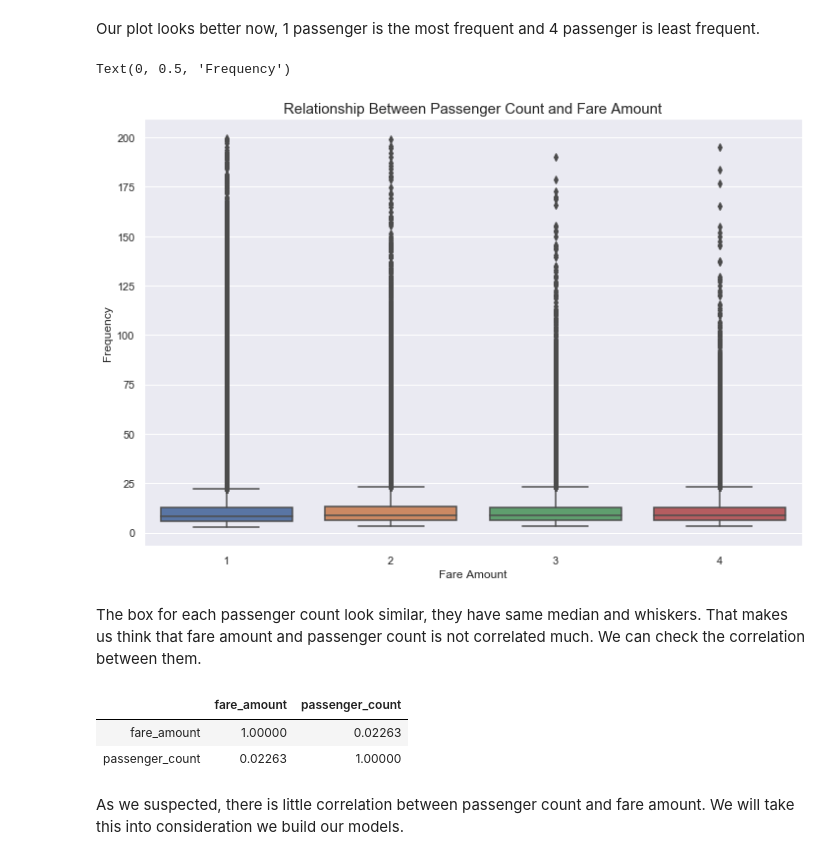
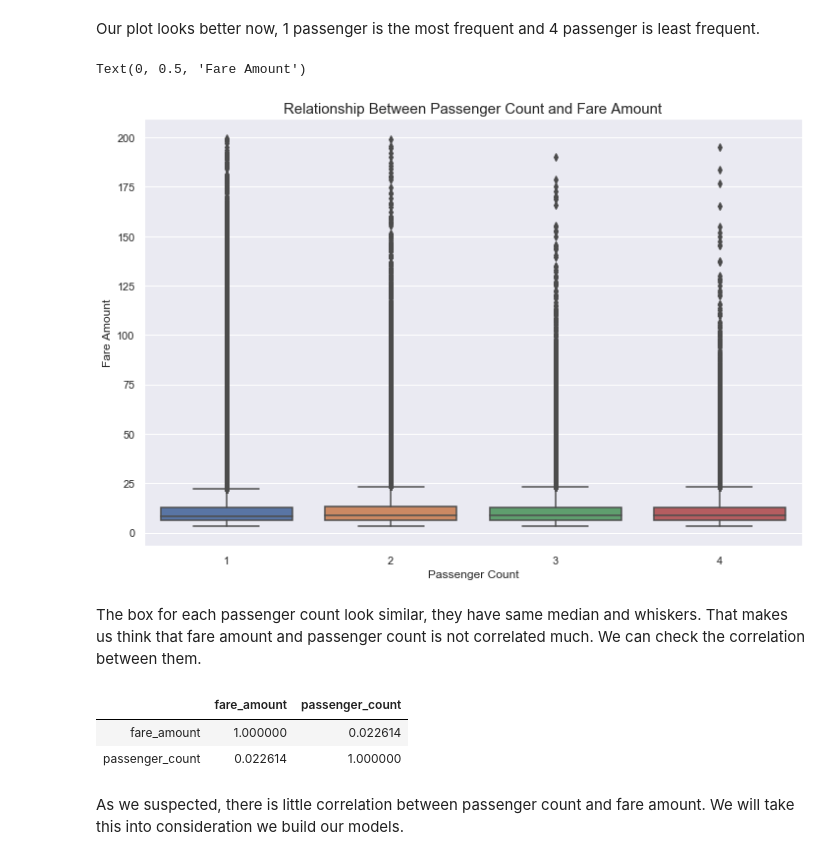
Before and after one commit to CeyhunSahinkaya/NYC-Yellow-Cab-Fare-Prediction, a Jupyter notebook: New York City Taxi Fare Prediction.ipynb, the cells around one changed output. Cells and saved outputs as stored; diff of their text form; code cells hidden in the pictures.

```diff
--- a/New York City Taxi Fare Prediction.ipynb
+++ b/New York City Taxi Fare Prediction.ipynb
@@ -198,3 +207,8 @@ train['pickup_year'] = train['pickup_datetime'].apply(lambda x: x.year)
+# %%
+train['latitude_difference'] = (
+    train['dropoff_latitude'] - train['pickup_latitude']).abs()
+train['longitude_difference'] = (
+    train['dropoff_longitude'] - train['pickup_longitude']).abs()
 # %%
 train.head()
 # %% [output]
@@ -306,7 +308,9 @@ As we expected, fare amount increases with the distance traveled for the most of
 # %%
-# removing the ride cost more $100 with less than 5 km
-c = train[(train.distance_in_km < 5) & (train.fare_amount > 100)]
+# removing the ride cost more $100 with less than 1 km
+c = train[(train.distance_in_km < 1) & (train.fare_amount > 100)]
 train = train.drop(c.index)
+d = train[(train.distance_in_km > 50) & (train.fare_amount < 10)]
+train = train.drop(d.index)
 # %%
 train.shape
 # %% [output]
@@ -363,22 +367,22 @@ Our plot looks better now, 1 passenger is the most frequent and 4 passenger is l
 # %%
 # Creating plot showing correlation between passenger count and fare amount
 sns.set()
 plt.figure(figsize=(12, 8))
 sns.boxplot(train.passenger_count, train.fare_amount)
 plt.title("Relationship Between Passenger Count and Fare Amount", fontsize=15)
-plt.xlabel('Fare Amount')
-plt.ylabel('Frequency')
+plt.xlabel('Passenger Count')
+plt.ylabel('Fare Amount')
 # %% [output]
-Text(0, 0.5, 'Frequency')
+Text(0, 0.5, 'Fare Amount')
-[figure, old version]
+[figure, new version]
 # %% [markdown]
 The box for each passenger count look similar, they have same median and whiskers. That makes us think that fare amount and passenger count is not correlated much. We can check the correlation between them.
 # %%
-train[['fare_amount','passenger_count']].corr()
+train[['fare_amount', 'passenger_count']].corr()
 # %% [output]
 |  | fare_amount | passenger_count |
-| fare_amount | 1.00000 | 0.02263 |
-| passenger_count | 0.02263 | 1.00000 |
+| fare_amount | 1.000000 | 0.022614 |
+| passenger_count | 0.022614 | 1.000000 |
 # %% [markdown]
 As we suspected, there is little correlation between passenger count and fare amount. We will take this into consideration we build our models.
 # %% [markdown]
```
Also changed, not shown: parts of 117 cells of this notebook.
